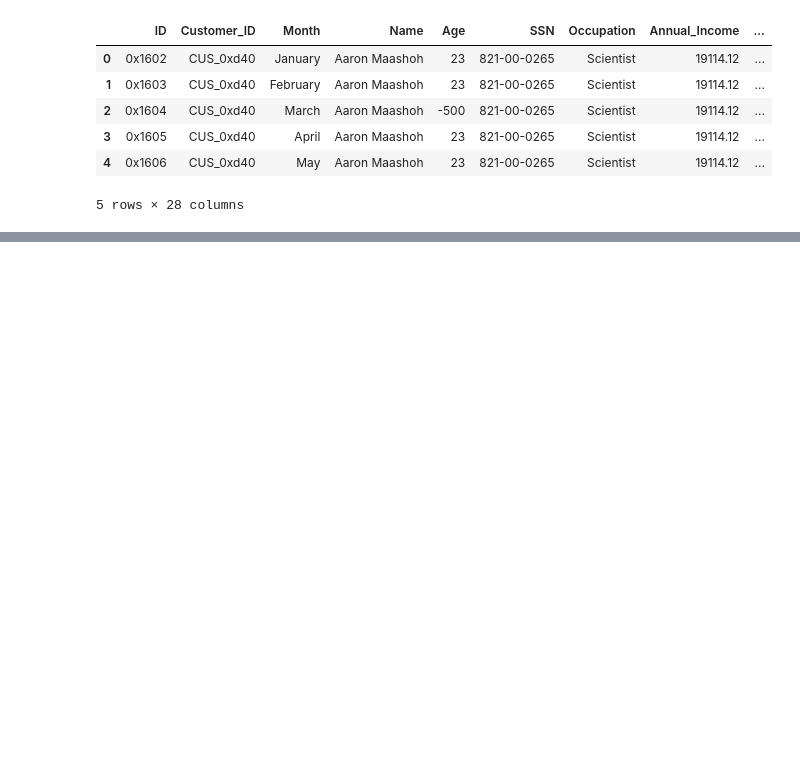
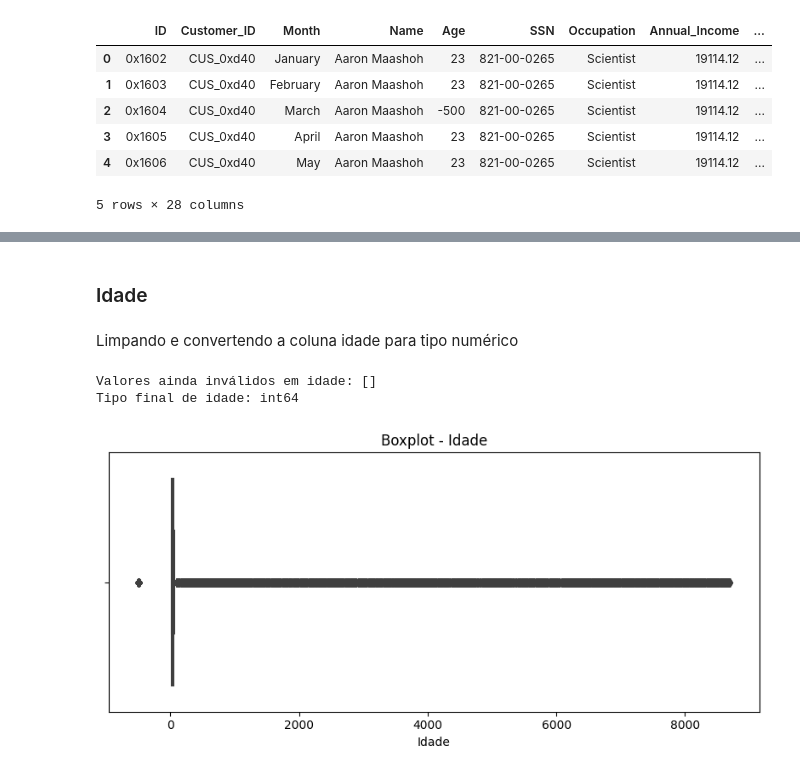
Before and after one commit to DanielllCouto/quantum-finance-credit-score, a Jupyter notebook: notebooks/processamento-dados.ipynb, the cells around one changed output, grey strips where cells are left out. Cells and saved outputs as stored; diff of their text form; code cells hidden in the pictures; blank space fills up the shorter version.

```diff
--- a/notebooks/processamento-dados.ipynb
+++ b/notebooks/processamento-dados.ipynb
@@ -14,5 +16,5 @@ import seaborn as sns           # Statistical plots
 # %%
-df = pd.read_csv(r'..\data\raw\train.csv')
+df = pd.read_csv(r'..\data\raw\credit_score_data.csv')
 df.head()
 # %% [output]
 |  | ID | Customer_ID | Month | Name | Age | SSN | Occupation | Annual_Income | ... |
@@ -35,0 +382,33 @@ df.head()
+# %% [markdown]
+### Idade
+# %% [markdown]
+Limpando e convertendo a coluna idade para tipo numérico
+# %%
+# Passo 1: Remover underscores
+df_processado['idade'] = df_processado['idade'].str.replace('_', '', regex=False)
+
+# Passo 2: Conferir se ainda há valores não numéricos
+invalidos_idade = df_processado[
+    ~df_processado['idade'].str.replace('-', '', regex=False).str.isnumeric()
+]['idade'].unique()
+
+print("Valores ainda inválidos em idade:", invalidos_idade)
+
+# Passo 3: Converter para inteiro se não houver valores inválidos
+if len(invalidos_idade) == 0:
+    df_processado['idade'] = df_processado['idade'].astype(int)
+
+# Passo 4: Conferir tipo final
+print("Tipo final de idade:", df_processado['idade'].dtype)
+# %% [output]
+Valores ainda inválidos em idade: []
+Tipo final de idade: int64
+# %%
+plt.figure(figsize=(8,4))
+sns.boxplot(x=df_processado['idade'])
+plt.title('Boxplot - Idade')
+plt.xlabel('Idade')
+plt.tight_layout()
+plt.show()
+# %% [output]
+[figure, added]
```
Also changed, not shown: parts of 85 cells of this notebook.
